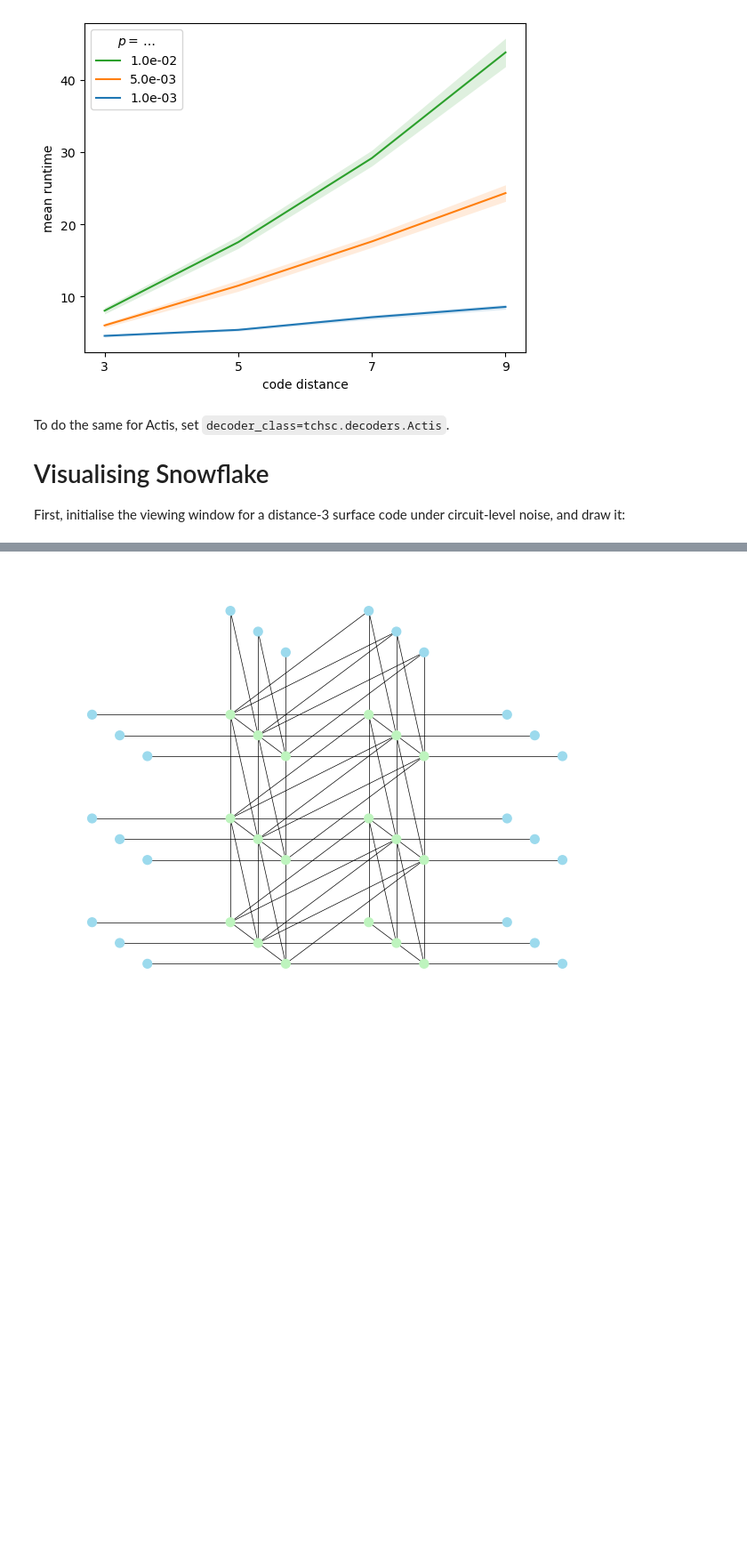
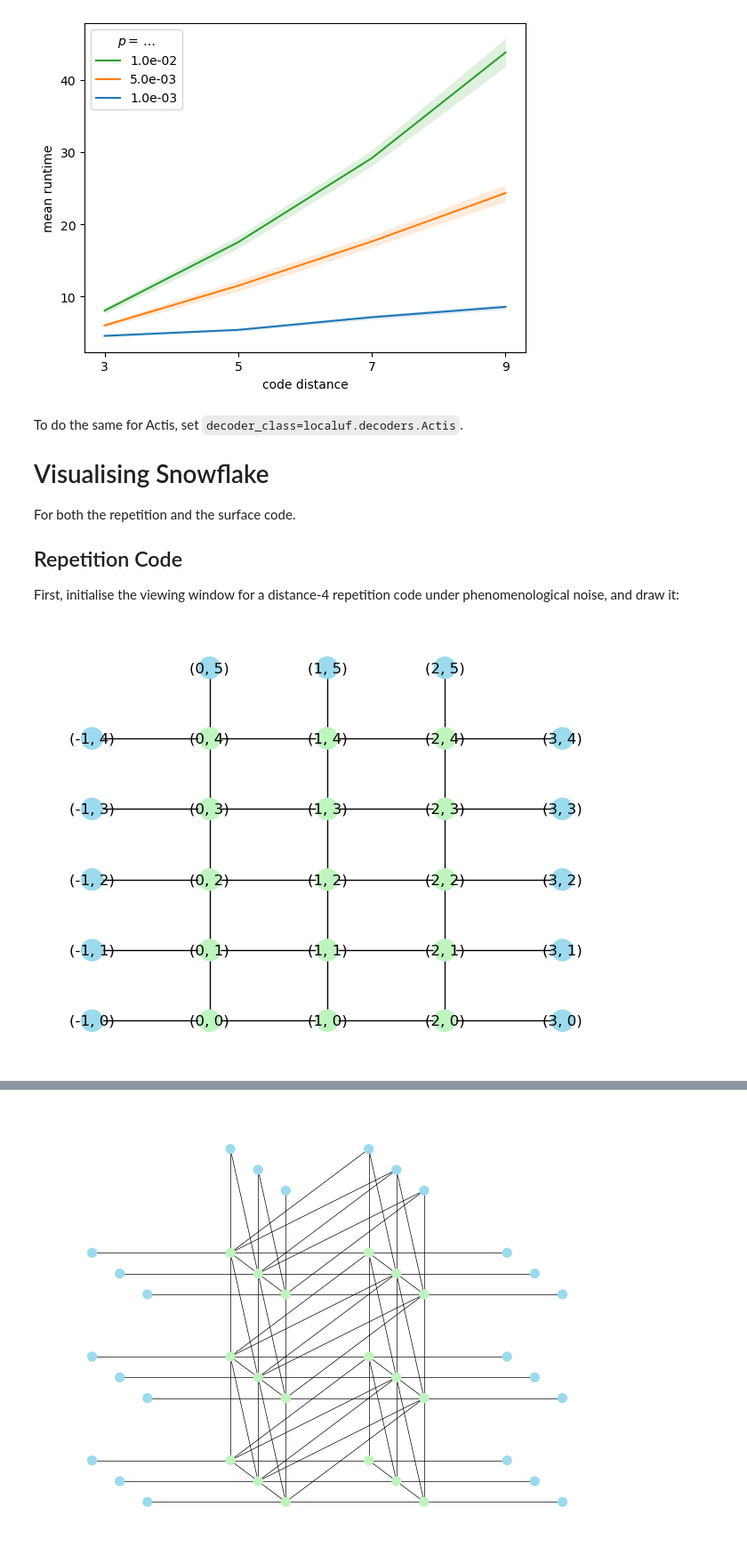
Before and after one commit to timchan0/localuf, a Jupyter notebook: demo_notebooks/intro.ipynb, the cells around one changed output, grey strips where cells are left out. Shown at 89% size. Cells and saved outputs as stored; diff of their text form; code cells hidden in the pictures; blank space fills up the shorter version.

Commit message:
Visualise Snowflake on repetition code in intro notebook

```diff
--- a/demo_notebooks/intro.ipynb
+++ b/demo_notebooks/intro.ipynb
@@ -95,10 +95,19 @@ localuf.plot.runtime.mean(tMacar);
 # %% [output]
 [figure]
 # %% [markdown]
-To do the same for Actis, set `decoder_class=tchsc.decoders.Actis`.
+To do the same for Actis, set `decoder_class=localuf.decoders.Actis`.
 
 # Visualising Snowflake
 
+For both the repetition and the surface code.
+
+## Repetition Code
+
 First,
-initialise the viewing window for a distance-3 surface code under circuit-level noise,
+initialise the viewing window for a distance-4 repetition code under phenomenological noise,
 and draw it:
+# %%
+code = localuf.Repetition(4, 'phenomenological', scheme='frugal')
+code.draw();
+# %% [output]
+[figure, added]
```
Also changed, not shown: parts of 5 cells of this notebook, 1 other file.
